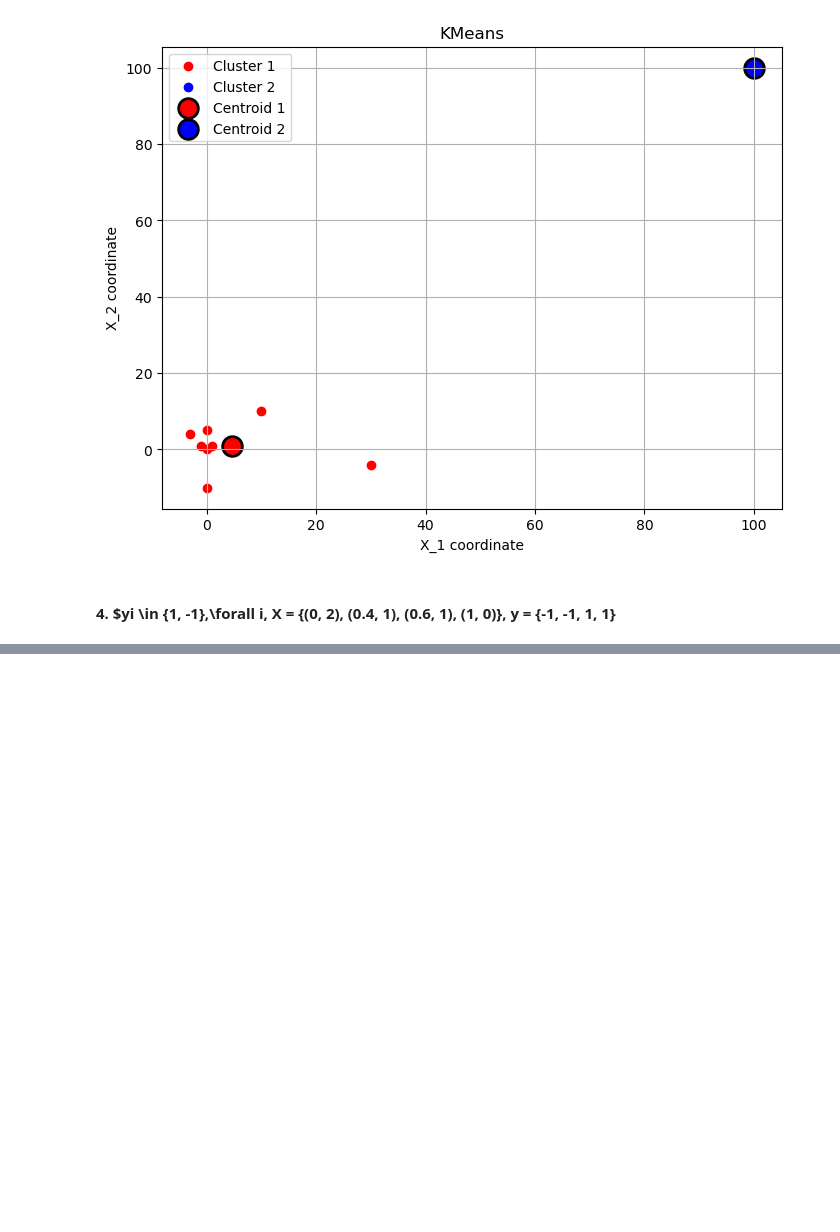
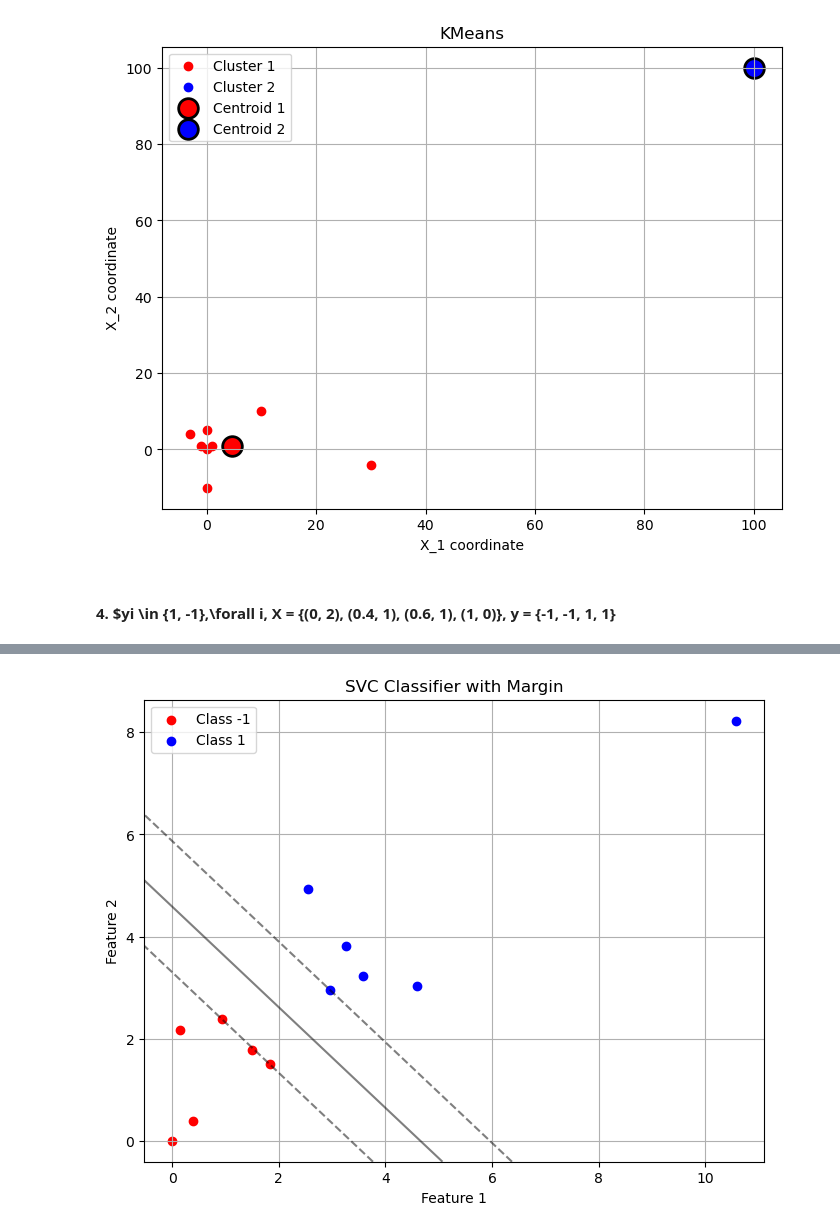
Before and after one commit to gabriel-ferreira-life/574_intro_to_machine_learning, a Jupyter notebook: homework_4/code/HM4_code.ipynb, the cells around one changed output, grey strips where cells are left out. Cells and saved outputs as stored; diff of their text form; code cells hidden in the pictures; blank space fills up the shorter version.

```diff
--- a/homework_4/code/HM4_code.ipynb
+++ b/homework_4/code/HM4_code.ipynb
@@ -324,0 +418,42 @@ array([-1,  1,  1,  1])
+# %%
+from sklearn.svm import LinearSVC
+from sklearn.svm import SVC
+
+svc_model = SVC(kernel='linear').fit(X, y)
+y_pred = svc_model.predict(X)
+
+
+# Get coefficients and intercept for SVC
+w1_svc, w2_svc = svc_model.coef_[0]
+b_svc = svc_model.intercept_[0]
+x_1_sv = svc_model.support_vectors_[:, 0]
+x_2_sv = svc_model.support_vectors_[:, 1]
+# %%
+# Plot the points
+plt.figure(figsize=(8, 6))
+plt.scatter(X[y_pred == -1][:, 0], X[y_pred == -1][:, 1], color='red', label='Class -1')
+plt.scatter(X[y_pred == 1][:, 0], X[y_pred == 1][:, 1], color='blue', label='Class 1')
+
+# Plot the decision boundary and margins
+ax = plt.gca()
+xlim = ax.get_xlim()
+ylim = ax.get_ylim()
+
+# Create grid to evaluate model
+xx = np.linspace(xlim[0], xlim[1], 30)
+yy = np.linspace(ylim[0], ylim[1], 30)
+YY, XX = np.meshgrid(yy, xx)
+xy = np.vstack([XX.ravel(), YY.ravel()]).T
+Z = svc_model.decision_function(xy).reshape(XX.shape)
+
+# Plot decision boundary and margins
+ax.contour(XX, YY, Z, colors='k', levels=[-1, 0, 1], alpha=0.5, linestyles=['--', '-', '--'])
+
+plt.xlabel('Feature 1')
+plt.ylabel('Feature 2')
+plt.title('SVC Classifier with Margin')
+plt.legend()
+plt.grid(True)
+plt.show()
+# %% [output]
+[figure, added]
```
Also changed, not shown: parts of 20 cells of this notebook.
